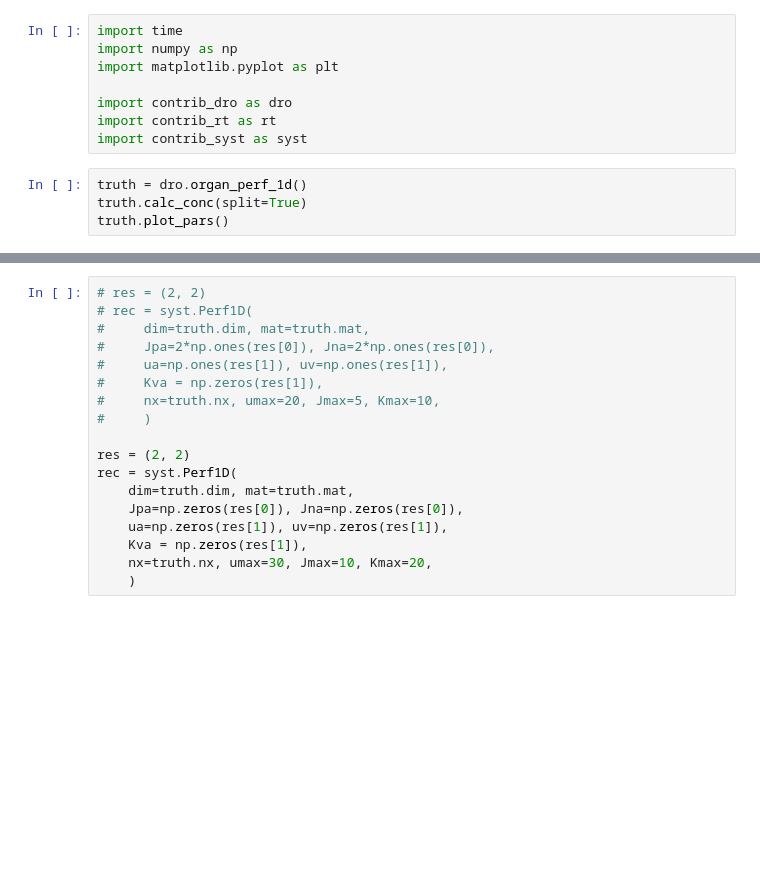
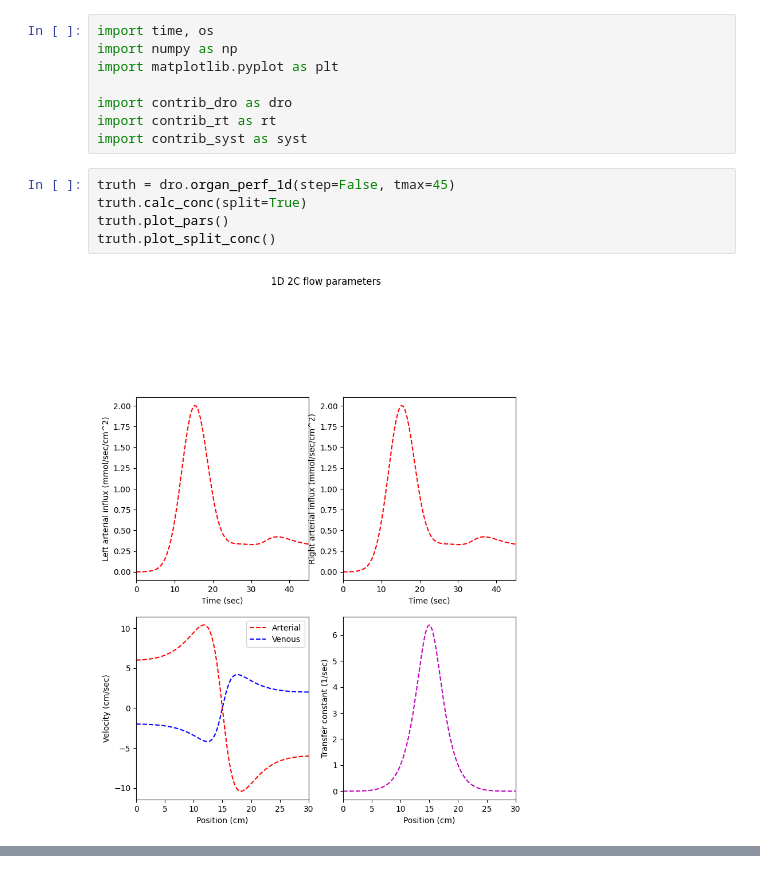
Before and after one commit to dcmri/dcmri, a Jupyter notebook: src/dcmri/demo.ipynb, the cells around one changed output, grey strips where cells are left out. Drawn from its saved outputs; the diff is of its cells as text; blank space fills up the shorter version.

```diff
--- a/src/dcmri/demo.ipynb
+++ b/src/dcmri/demo.ipynb
@@ -1,5 +1,5 @@
 # %%
-import time
+import time, os
 import numpy as np
 import matplotlib.pyplot as plt
 
@@ -7,6 +7,9 @@ import contrib_dro as dro
 import contrib_rt as rt
 import contrib_syst as syst
 # %%
-truth = dro.organ_perf_1d()
+truth = dro.organ_perf_1d(step=False, tmax=45)
 truth.calc_conc(split=True)
 truth.plot_pars()
+truth.plot_split_conc()
+# %% [output]
+[figure, added]
@@ -13,18 +16,0 @@ truth.plot_pars()
-# %%
-# res = (2, 2)
-# rec = syst.Perf1D(
-#     dim=truth.dim, mat=truth.mat,
-#     Jpa=2*np.ones(res[0]), Jna=2*np.ones(res[0]),
-#     ua=np.ones(res[1]), uv=np.ones(res[1]),
-#     Kva = np.zeros(res[1]),
-#     nx=truth.nx, umax=20, Jmax=5, Kmax=10,
-#     )
-
-res = (2, 2)
-rec = syst.Perf1D(
-    dim=truth.dim, mat=truth.mat,
-    Jpa=np.zeros(res[0]), Jna=np.zeros(res[0]),
-    ua=np.zeros(res[1]), uv=np.zeros(res[1]),
-    Kva = np.zeros(res[1]),
-    nx=truth.nx, umax=30, Jmax=10, Kmax=20,
-    )
```
Also changed, not shown: parts of 7 cells of this notebook, 21 other files.
